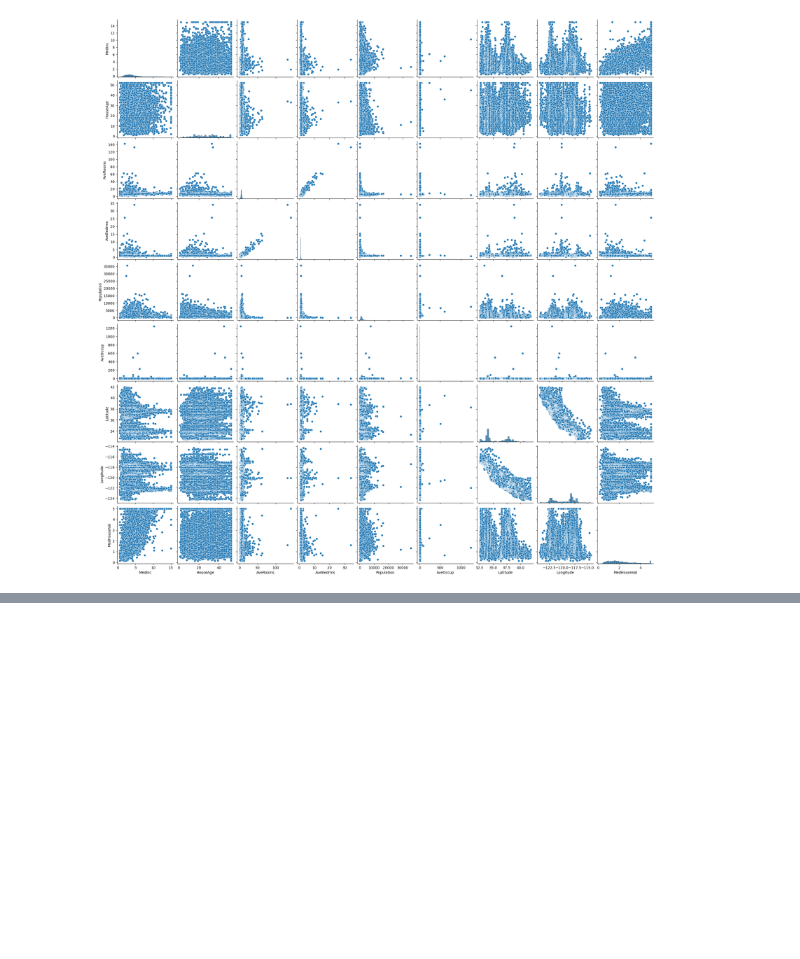
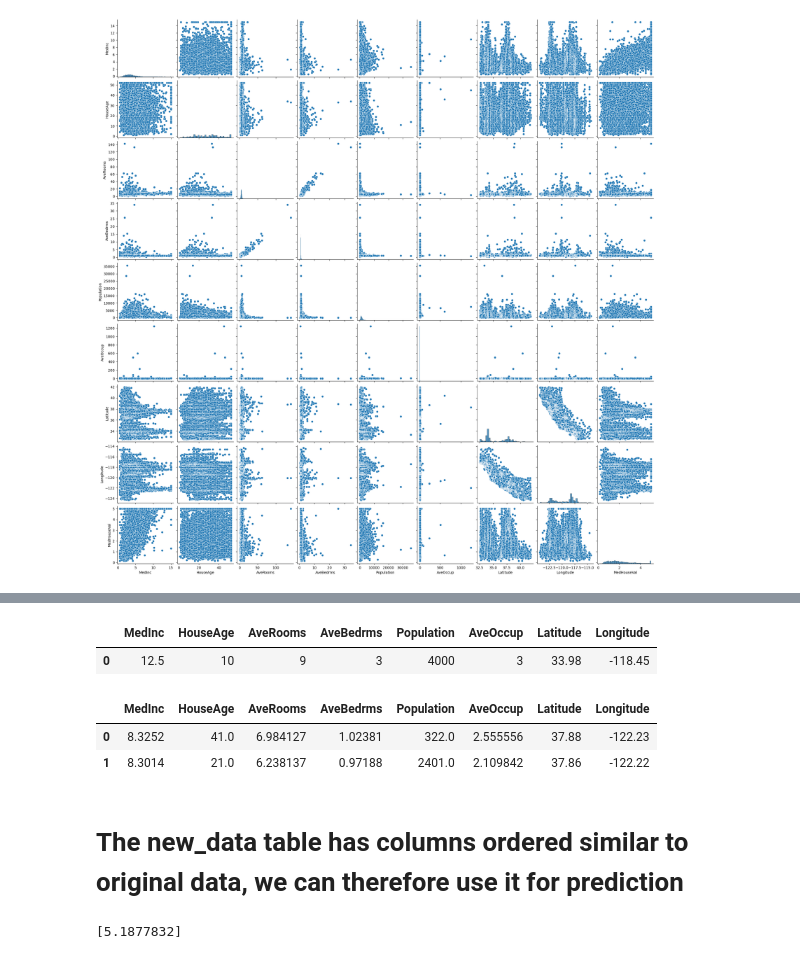
Before and after one commit to Solhemi/California_housing_prices_with_XGBoost, a Jupyter notebook: California_house_prices_prediction_using_XGBoost.ipynb, the cells around one changed output, grey strips where cells are left out. Saved outputs shown, nothing was run; the diff lists cells and outputs as text; code cells hidden in the pictures; blank space fills up the shorter version.

Commit message:
XGB_regresssor_modeling_and_prediction

```diff
--- a/California_house_prices_prediction_using_XGBoost.ipynb
+++ b/California_house_prices_prediction_using_XGBoost.ipynb
@@ -92,0 +141,13 @@ sns.pairplot(joined_pairplot)
+# %%
+new_data.head()
+# %% [output]
+|  | MedInc | HouseAge | AveRooms | AveBedrms | Population | AveOccup | Latitude | Longitude |
+| 0 | 12.5 | 10 | 9 | 3 | 4000 | 3 | 33.98 | -118.45 |
+# %%
+housingX.head(2)
+# %% [output]
+|  | MedInc | HouseAge | AveRooms | AveBedrms | Population | AveOccup | Latitude | Longitude |
+| 0 | 8.3252 | 41.0 | 6.984127 | 1.02381 | 322.0 | 2.555556 | 37.88 | -122.23 |
+| 1 | 8.3014 | 21.0 | 6.238137 | 0.97188 | 2401.0 | 2.109842 | 37.86 | -122.22 |
+# %% [markdown]
+# The new_data table has columns ordered similar to original data, we can therefore use it for prediction
@@ -92,0 +157,4 @@ sns.pairplot(joined_pairplot)
+# %%
+print(new_prediction)
+# %% [output]
+[5.1877832]
```
Also changed, not shown: parts of 7 cells of this notebook.
